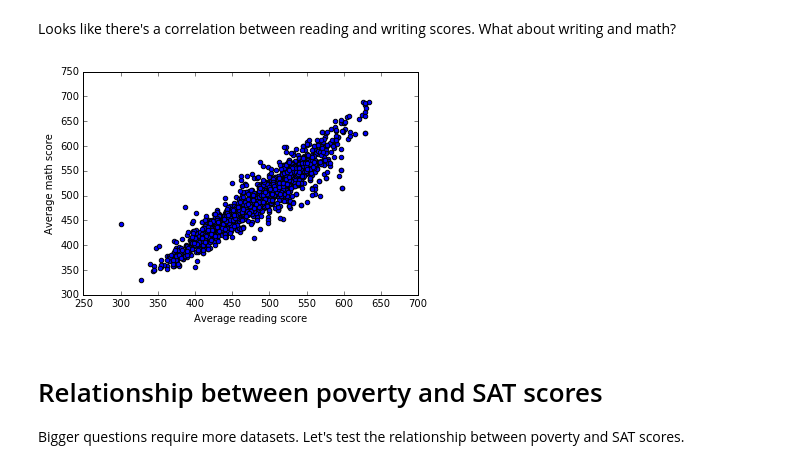
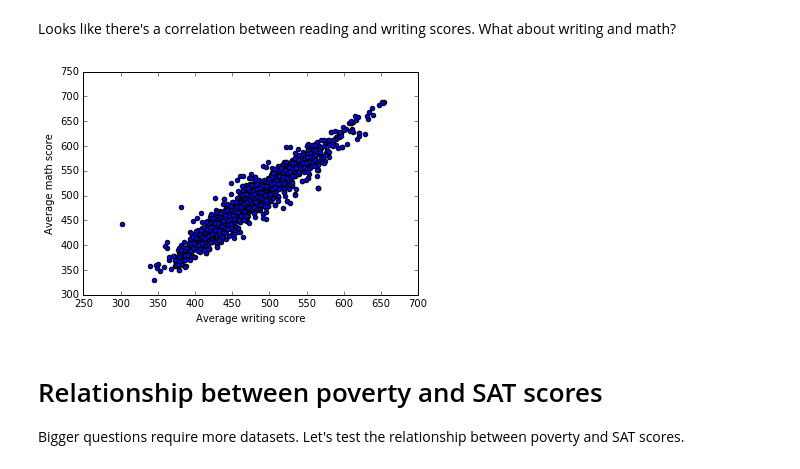
Before and after one commit to dannguyen/python-notebooks-data-wrangling, a Jupyter notebook: Visualization--School-Scores-and-Poverty.ipynb, the cells around one changed output. Cells and saved outputs as stored; diff of their text form; code cells hidden in the pictures.

```diff
--- a/Visualizing-School-Scores-and-Poverty.ipynb
+++ b/Visualization--School-Scores-and-Poverty.ipynb
@@ -35,12 +35,12 @@ plt.ylabel('Average writing score');
 # %% [markdown]
 Looks like there's a correlation between reading and writing scores. What about writing and math?
 # %%
-plt.scatter(sat_df['avg_reading_score'],
+plt.scatter(sat_df['avg_writing_score'],
             sat_df['avg_math_score'])
-plt.xlabel('Average reading score')
+plt.xlabel('Average writing score')
 plt.ylabel('Average math score');
 # %% [output]
-[figure, old version]
+[figure, new version]
 # %% [markdown]
 # Relationship between poverty and SAT scores
 
```
Also changed, not shown: 1 other file.
